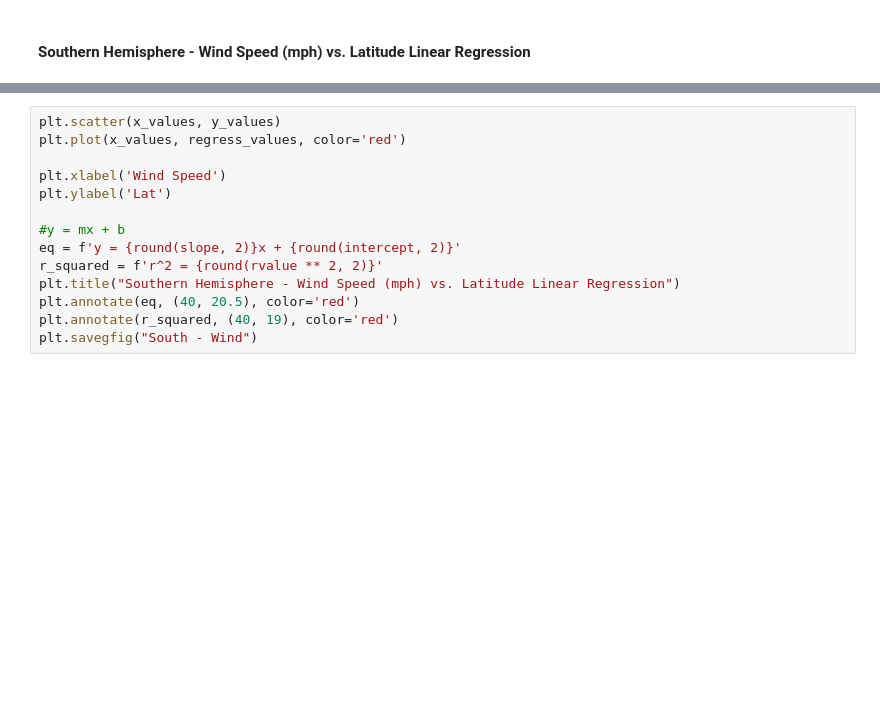
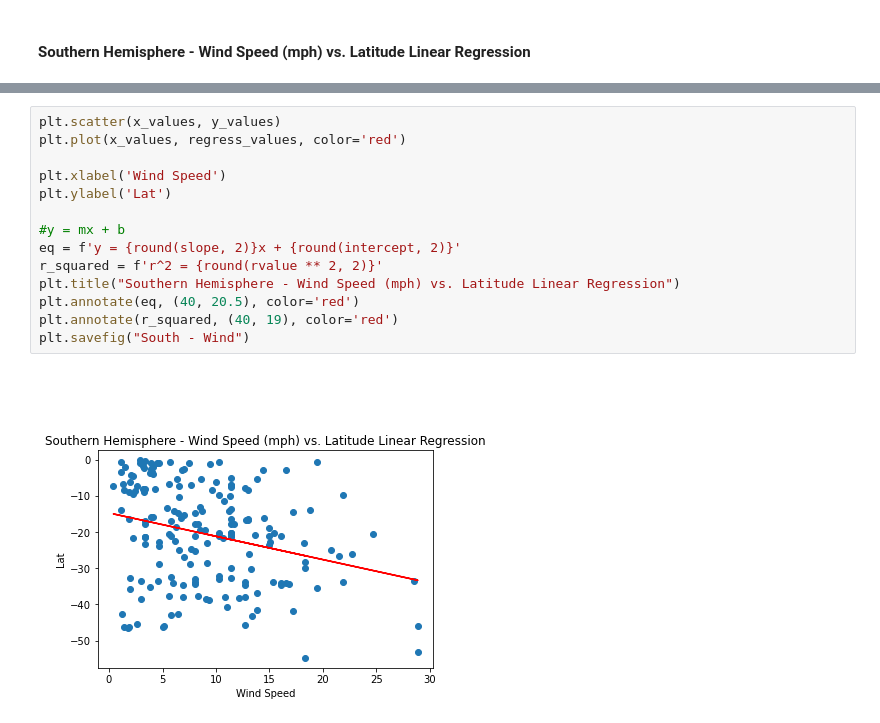
Before and after one commit to jocelyn4112/python-api-challenge, a Jupyter notebook: WeatherPy/WeatherPy - USE.ipynb, the cells around one changed output, grey strips where cells are left out. Drawn from its saved outputs; the diff is of its cells as text; blank space fills up the shorter version.

```diff
--- a/WeatherPy/WeatherPy - USE.ipynb
+++ b/WeatherPy/WeatherPy - USE.ipynb
@@ -721,14 +739,16 @@ south
 # %%
 plt.scatter(x_values, y_values)
 plt.plot(x_values, regress_values, color='red')
 
 plt.xlabel('Wind Speed')
 plt.ylabel('Lat')
 
 #y = mx + b
 eq = f'y = {round(slope, 2)}x + {round(intercept, 2)}'
 r_squared = f'r^2 = {round(rvalue ** 2, 2)}'
 plt.title("Southern Hemisphere - Wind Speed (mph) vs. Latitude Linear Regression")
 plt.annotate(eq, (40, 20.5), color='red')
 plt.annotate(r_squared, (40, 19), color='red')
-plt.savegfig("South - Wind")
+plt.savefig("South - Wind")
+# %% [output]
+[figure, added]
```
Also changed, not shown: parts of 26 cells of this notebook, 12 other files.
